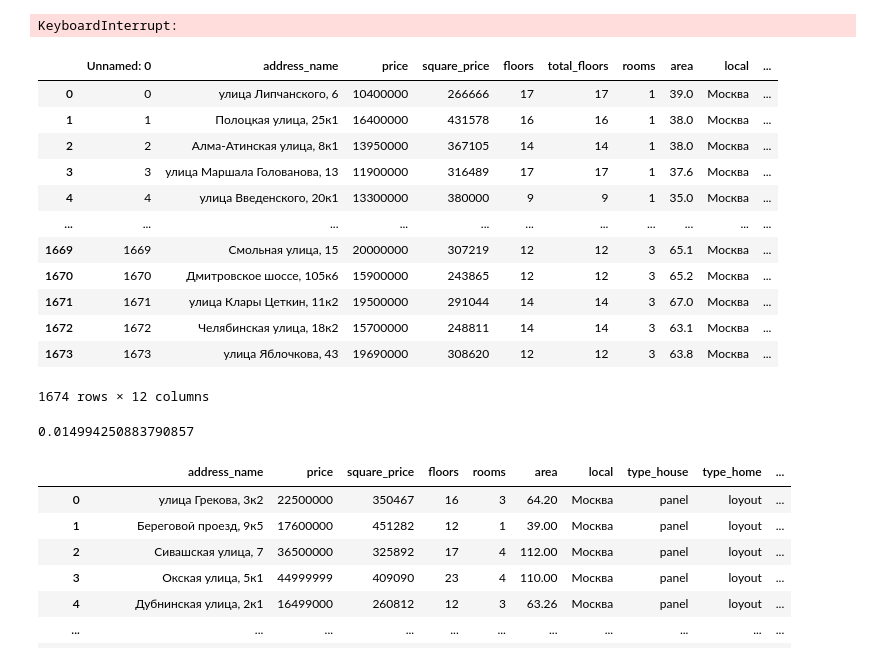
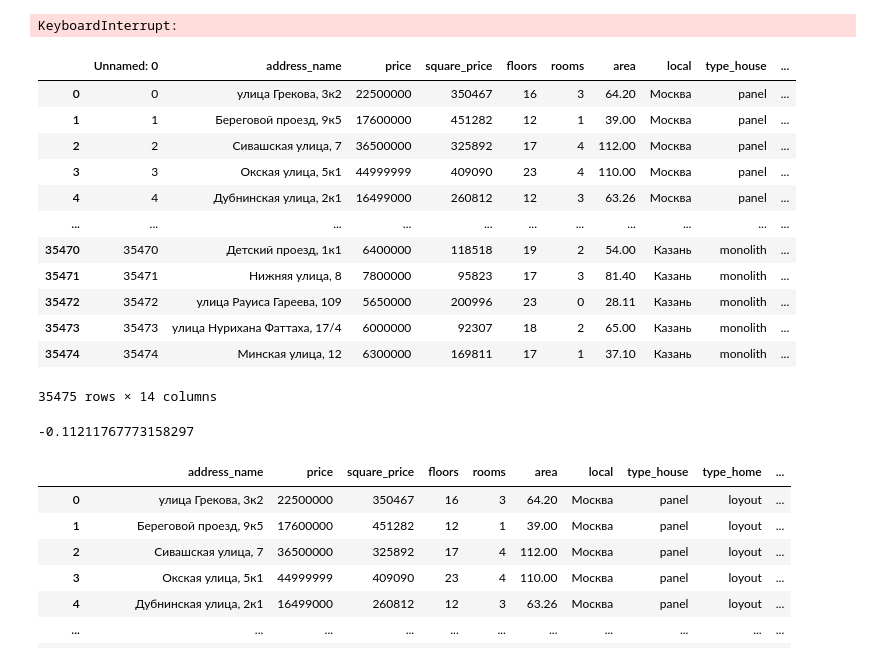
Before and after one commit to Sirius-2024-AI/parsing_data_DK, a Jupyter notebook: parsing_and_data/parser.ipynb, the cells around one changed output. Saved outputs shown, nothing was run; the diff lists cells and outputs as text; code cells hidden in the pictures.

```diff
--- a/parsing_and_data/parser.ipynb
+++ b/parsing_and_data/parser.ipynb
@@ -183,27 +208,28 @@ df.to_csv('12.csv')
 }
 KeyboardInterrupt:
 # %%
-df = pd.read_csv('12.csv')
+df = pd.read_csv('data/1_data.csv')
+df['d'] = df['type_home'].replace(['loyout', 'flat'], [0,1])
 df
 # %% [output]
-|  | Unnamed: 0 | address_name | price | square_price | floors | total_floors | rooms | area | local | ... |
-| 0 | 0 | улица Липчанского, 6 | 10400000 | 266666 | 17 | 17 | 1 | 39.0 | Москва | ... |
-| 1 | 1 | Полоцкая улица, 25к1 | 16400000 | 431578 | 16 | 16 | 1 | 38.0 | Москва | ... |
-| 2 | 2 | Алма-Атинская улица, 8к1 | 13950000 | 367105 | 14 | 14 | 1 | 38.0 | Москва | ... |
-| 3 | 3 | улица Маршала Голованова, 13 | 11900000 | 316489 | 17 | 17 | 1 | 37.6 | Москва | ... |
-| 4 | 4 | улица Введенского, 20к1 | 13300000 | 380000 | 9 | 9 | 1 | 35.0 | Москва | ... |
+|  | Unnamed: 0 | address_name | price | square_price | floors | rooms | area | local | type_house | ... |
+| 0 | 0 | улица Грекова, 3к2 | 22500000 | 350467 | 16 | 3 | 64.20 | Москва | panel | ... |
+| 1 | 1 | Береговой проезд, 9к5 | 17600000 | 451282 | 12 | 1 | 39.00 | Москва | panel | ... |
+| 2 | 2 | Сивашская улица, 7 | 36500000 | 325892 | 17 | 4 | 112.00 | Москва | panel | ... |
+| 3 | 3 | Окская улица, 5к1 | 44999999 | 409090 | 23 | 4 | 110.00 | Москва | panel | ... |
+| 4 | 4 | Дубнинская улица, 2к1 | 16499000 | 260812 | 12 | 3 | 63.26 | Москва | panel | ... |
 | ... | ... | ... | ... | ... | ... | ... | ... | ... | ... | ... |
-| 1669 | 1669 | Смольная улица, 15 | 20000000 | 307219 | 12 | 12 | 3 | 65.1 | Москва | ... |
-| 1670 | 1670 | Дмитровское шоссе, 105к6 | 15900000 | 243865 | 12 | 12 | 3 | 65.2 | Москва | ... |
-| 1671 | 1671 | улица Клары Цеткин, 11к2 | 19500000 | 291044 | 14 | 14 | 3 | 67.0 | Москва | ... |
-| 1672 | 1672 | Челябинская улица, 18к2 | 15700000 | 248811 | 14 | 14 | 3 | 63.1 | Москва | ... |
-| 1673 | 1673 | улица Яблочкова, 43 | 19690000 | 308620 | 12 | 12 | 3 | 63.8 | Москва | ... |
+| 35470 | 35470 | Детский проезд, 1к1 | 6400000 | 118518 | 19 | 2 | 54.00 | Казань | monolith | ... |
+| 35471 | 35471 | Нижняя улица, 8 | 7800000 | 95823 | 17 | 3 | 81.40 | Казань | monolith | ... |
+| 35472 | 35472 | улица Рауиса Гареева, 109 | 5650000 | 200996 | 23 | 0 | 28.11 | Казань | monolith | ... |
+| 35473 | 35473 | улица Нурихана Фаттаха, 17/4 | 6000000 | 92307 | 18 | 2 | 65.00 | Казань | monolith | ... |
+| 35474 | 35474 | Минская улица, 12 | 6300000 | 169811 | 17 | 1 | 37.10 | Казань | monolith | ... |
-1674 rows × 12 columns
+35475 rows × 14 columns
 # %%
-cor = df['price'].corr(df['total_floors'])
+cor = df['price'].corr(df['d'])
 cor
 # %% [output]
-0.014994250883790857
+-0.11211767773158297
 # %%
 main = pd.read_csv('data/1_data.csv')
 #main = pd.concat([df, main], ignore_index=True)
```
Also changed, not shown: parts of 3 cells of this notebook, 1 other file.
